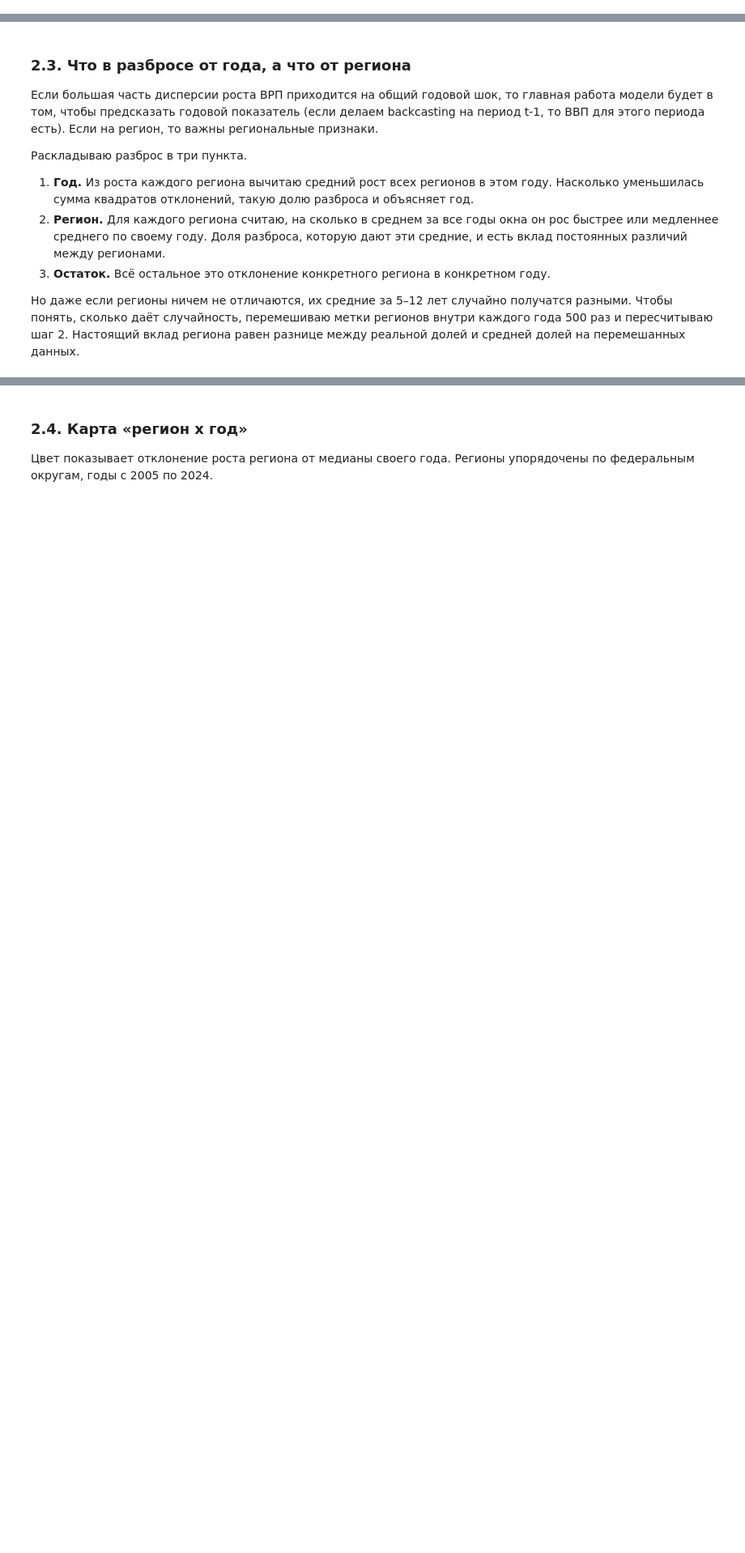
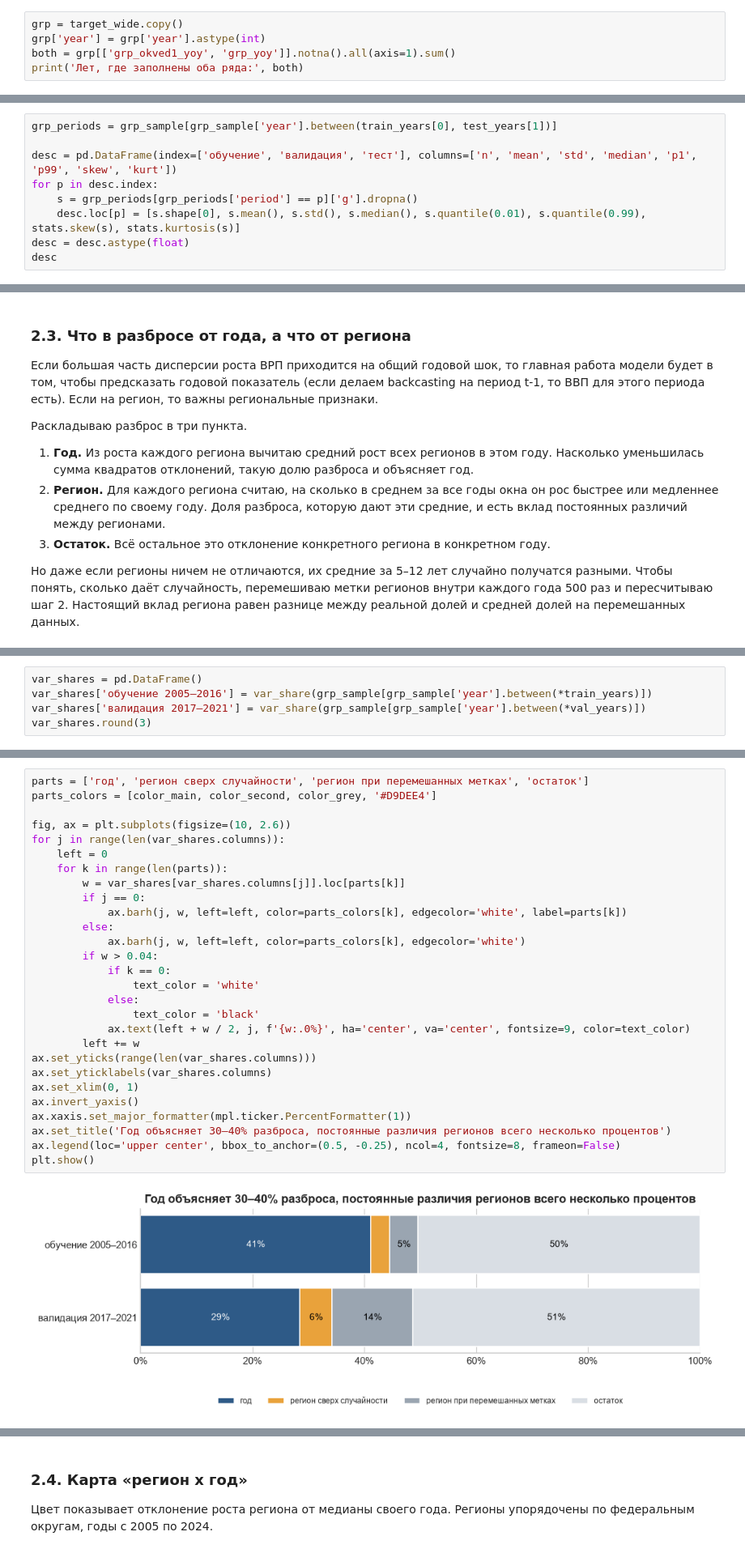
Before and after one commit to shdw53/macroeconomic-nowcasting, a Jupyter notebook: EDA/eda.ipynb, the cells around one changed output, grey strips where cells are left out. Shown at 81% size. Saved outputs shown, nothing was run; the diff lists cells and outputs as text; blank space fills up the shorter version.

```diff
--- a/EDA/eda.ipynb
+++ b/EDA/eda.ipynb
@@ -131,3 +148,8 @@ cat.groupby(["table", "group"]).size().rename("признаков").to_frame()
 ## 2. Целевая переменная
 
 Цель в датасете лежит двумя рядами: `grp_okved1_yoy` (ОКВЭД-2007, 1997–2016) и `grp_yoy` (ОКВЭД2, 2017–2024). Они не пересекаются ни в одном году, поэтому склейка такая: до 2016 года беру первый ряд, с 2017 второй. Перевожу индекс в проценты прироста: `g = ИФО − 100`, единица измерения - процентные пункты.
+# %%
+grp = target_wide.copy()
+grp['year'] = grp['year'].astype(int)
+both = grp[['grp_okved1_yoy', 'grp_yoy']].notna().all(axis=1).sum()
+print('Лет, где заполнены оба ряда:', both)
@@ -246,0 +290,9 @@ plt.show()
+# %%
+grp_periods = grp_sample[grp_sample['year'].between(train_years[0], test_years[1])]
+
+desc = pd.DataFrame(index=['обучение', 'валидация', 'тест'], columns=['n', 'mean', 'std', 'median', 'p1', 'p99', 'skew', 'kurt'])
+for p in desc.index:
+    s = grp_periods[grp_periods['period'] == p]['g'].dropna()
+    desc.loc[p] = [s.shape[0], s.mean(), s.std(), s.median(), s.quantile(0.01), s.quantile(0.99), stats.skew(s), stats.kurtosis(s)]
+desc = desc.astype(float)
+desc
@@ -393,0 +393,5 @@ print(f"Среднее отклонение региона от своего г
+# %%
+var_shares = pd.DataFrame()
+var_shares['обучение 2005–2016'] = var_share(grp_sample[grp_sample['year'].between(*train_years)])
+var_shares['валидация 2017–2021'] = var_share(grp_sample[grp_sample['year'].between(*val_years)])
+var_shares.round(3)
@@ -393,0 +407,30 @@ print(f"Среднее отклонение региона от своего г
+# %%
+parts = ['год', 'регион сверх случайности', 'регион при перемешанных метках', 'остаток']
+parts_colors = [color_main, color_second, color_grey, '#D9DEE4']
+
+fig, ax = plt.subplots(figsize=(10, 2.6))
+for j in range(len(var_shares.columns)):
+    left = 0
+    for k in range(len(parts)):
+        w = var_shares[var_shares.columns[j]].loc[parts[k]]
+        if j == 0:
+            ax.barh(j, w, left=left, color=parts_colors[k], edgecolor='white', label=parts[k])
+        else:
+            ax.barh(j, w, left=left, color=parts_colors[k], edgecolor='white')
+        if w > 0.04:
+            if k == 0:
+                text_color = 'white'
+            else:
+                text_color = 'black'
+            ax.text(left + w / 2, j, f'{w:.0%}', ha='center', va='center', fontsize=9, color=text_color)
+        left += w
+ax.set_yticks(range(len(var_shares.columns)))
+ax.set_yticklabels(var_shares.columns)
+ax.set_xlim(0, 1)
+ax.invert_yaxis()
+ax.xaxis.set_major_formatter(mpl.ticker.PercentFormatter(1))
+ax.set_title('Год объясняет 30–40% разброса, постоянные различия регионов всего несколько процентов')
+ax.legend(loc='upper center', bbox_to_anchor=(0.5, -0.25), ncol=4, fontsize=8, frameon=False)
+plt.show()
+# %% [output]
+[figure, added]
```
Also changed, not shown: parts of 118 cells of this notebook, 2 other files.
